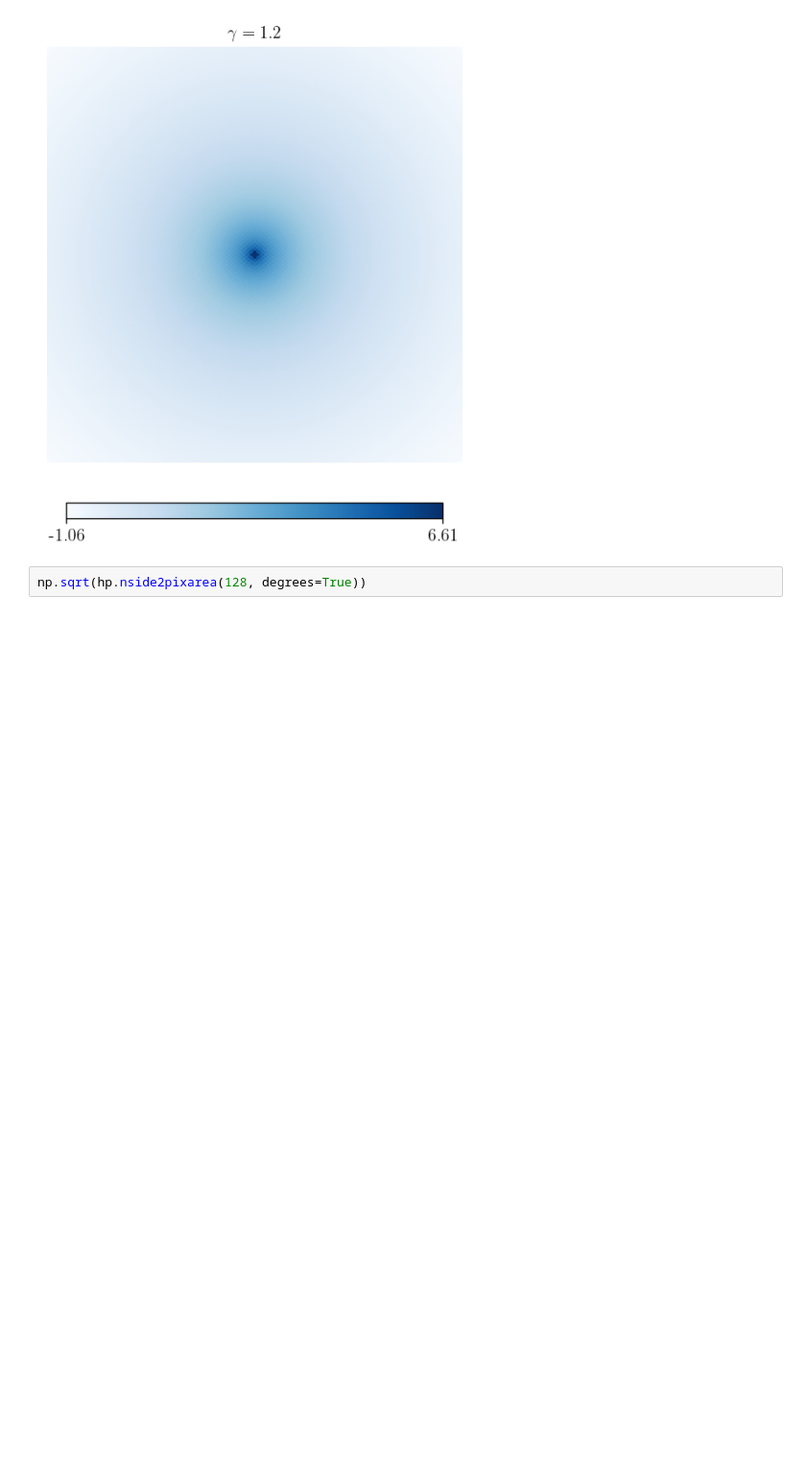
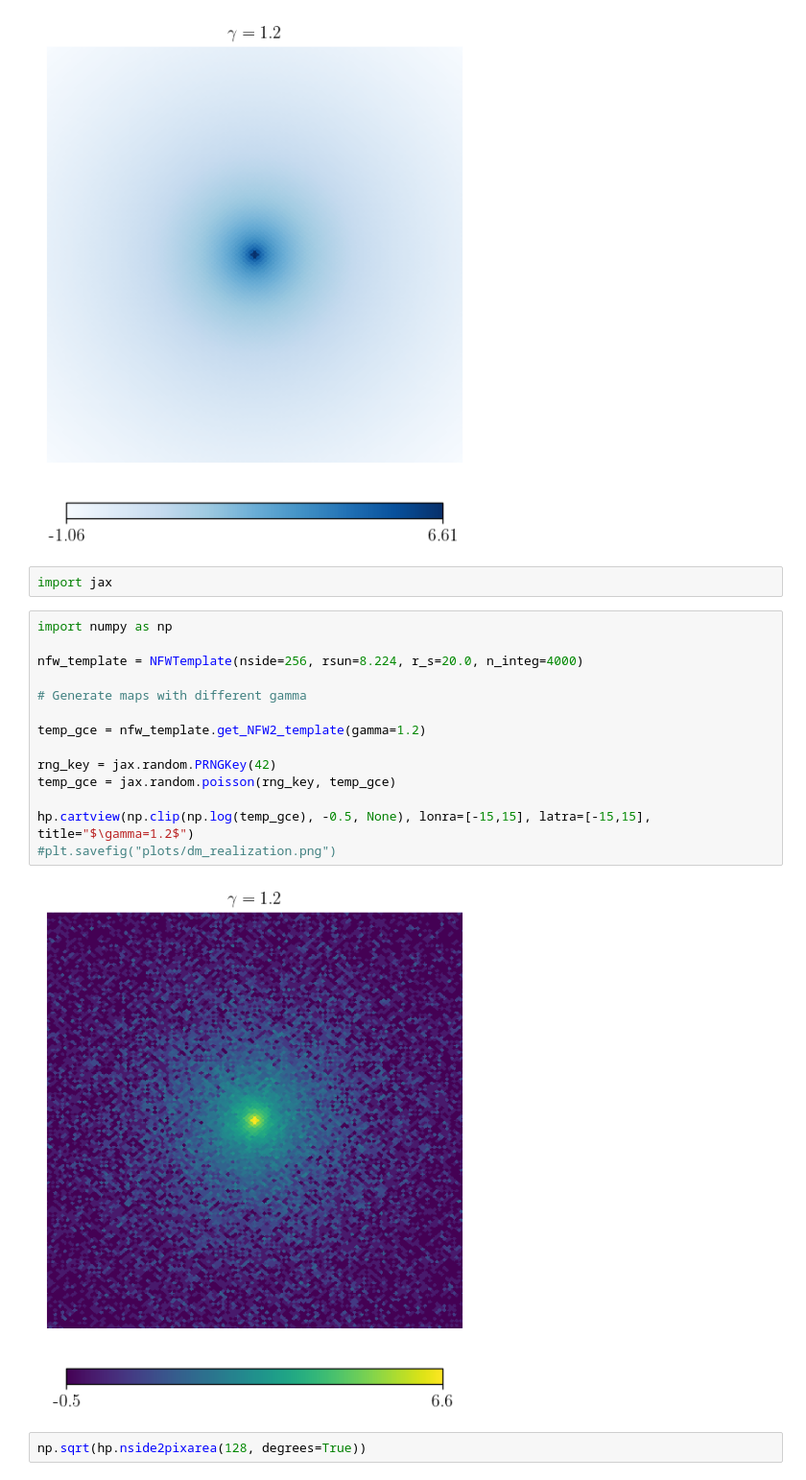
Before and after one commit to smsharma/fermi-prob-prog, a Jupyter notebook: notebooks/xx_templates_plot_icml.ipynb, the cells around one changed output. Shown at 96% size. Saved outputs shown, nothing was run; the diff lists cells and outputs as text; blank space fills up the shorter version.

```diff
--- a/notebooks/xx_templates_plot_icml.ipynb
+++ b/notebooks/xx_templates_plot_icml.ipynb
@@ -111,6 +111,24 @@ hp.cartview(np.log(temp_gce), lonra=[-15,15], latra=[-15,15],  title="$\gamma=1.
 plt.savefig("/Users/smsharma/Desktop/dm.pdf")
 # %% [output]
 [figure]
+# %%
+import jax
+# %%
+import numpy as np
+
+nfw_template = NFWTemplate(nside=256, rsun=8.224, r_s=20.0, n_integ=4000)
+
+# Generate maps with different gamma
+
+temp_gce = nfw_template.get_NFW2_template(gamma=1.2)
+
+rng_key = jax.random.PRNGKey(42)
+temp_gce = jax.random.poisson(rng_key, temp_gce)
+
+hp.cartview(np.clip(np.log(temp_gce), -0.5, None), lonra=[-15,15], latra=[-15,15],  title="$\gamma=1.2$")
+#plt.savefig("plots/dm_realization.png")
+# %% [output]
+[figure, added]
 # %%
 np.sqrt(hp.nside2pixarea(128, degrees=True))
 # %% [output]
```
Also changed, not shown: 6 other files.
